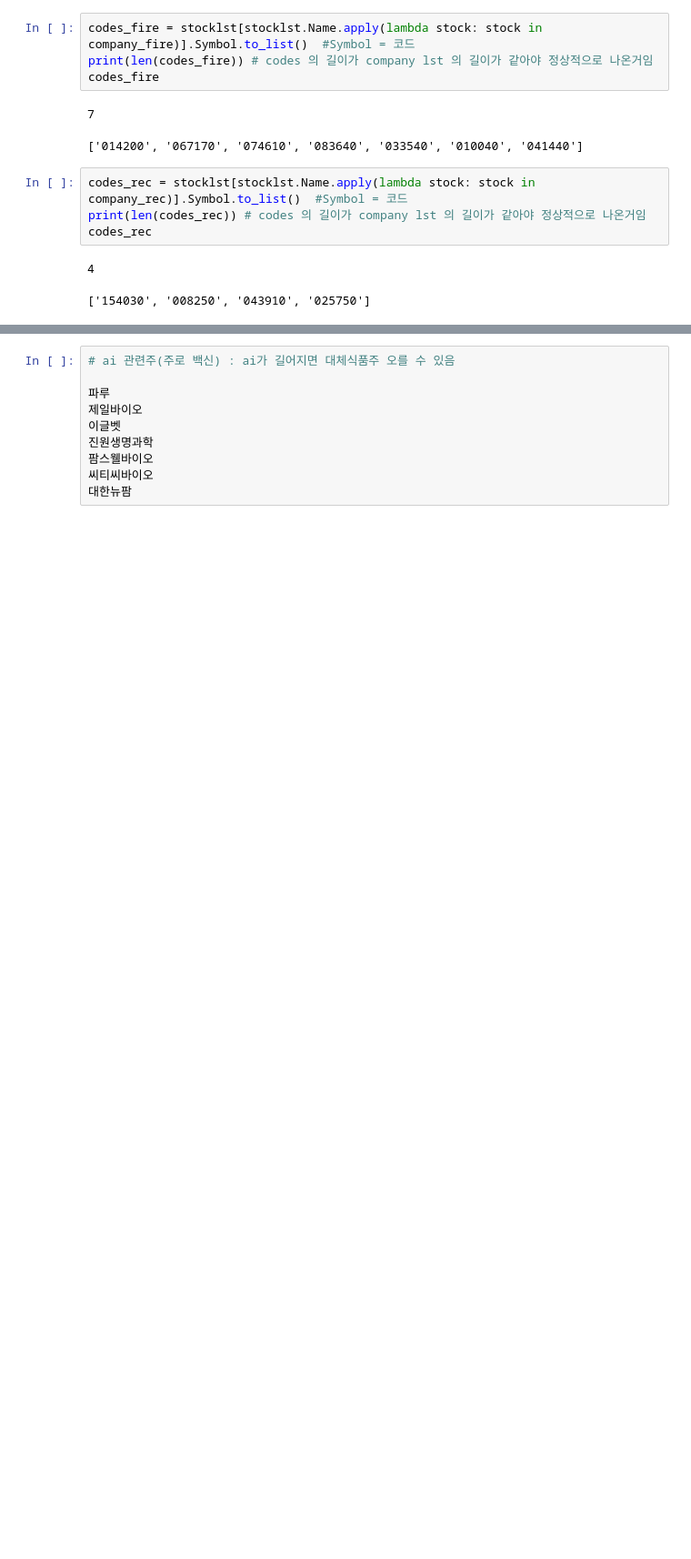
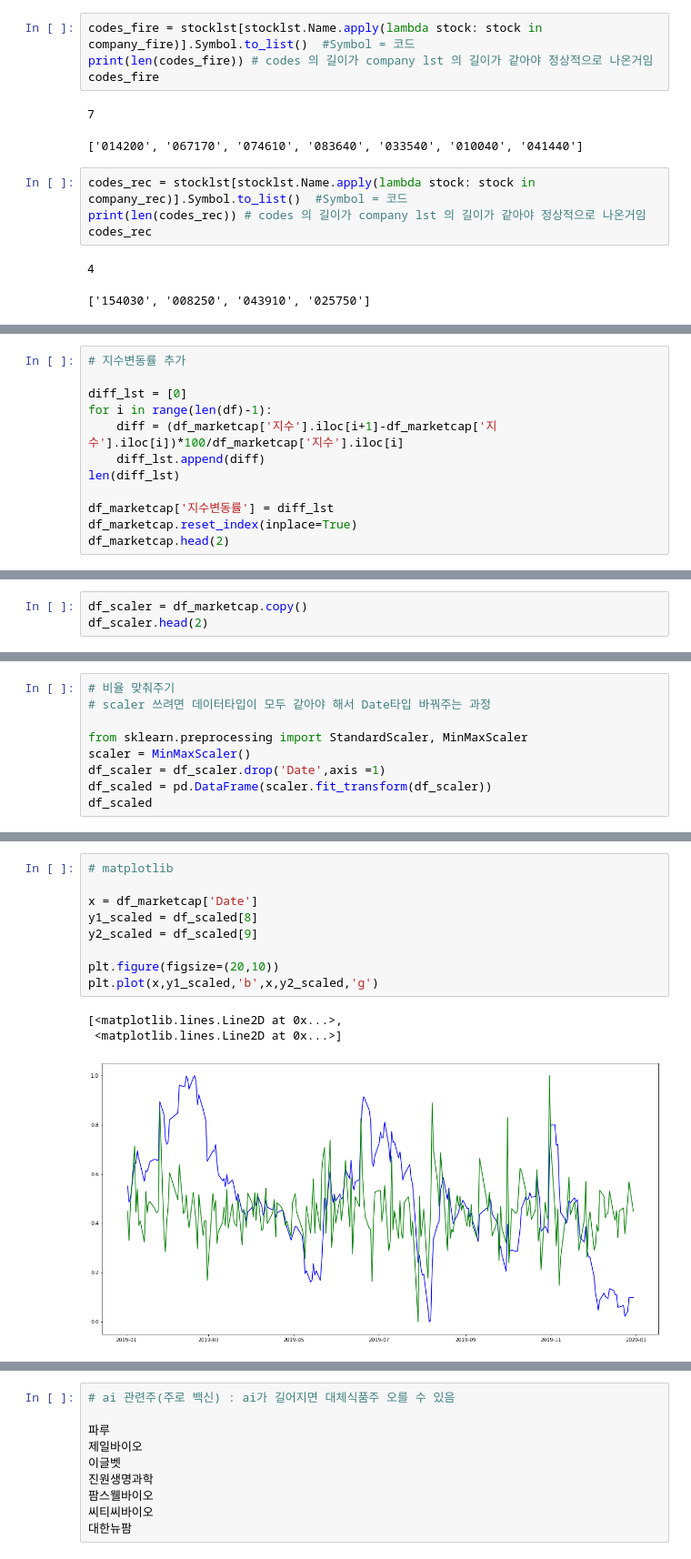
Before and after one commit to 21ckwj/fintech, a Jupyter notebook: 프로젝트2/주가움직임보기.ipynb, the cells around one changed output, grey strips where cells are left out. Shown: that part at 91% size. Drawn from its saved outputs; the diff is of its cells as text; blank space fills up the shorter version.

```diff
--- a/프로젝트2/주가움직임보기.ipynb
+++ b/프로젝트2/주가움직임보기.ipynb
@@ -85,0 +218,12 @@ df_history
+# %%
+# 지수변동률 추가
+
+diff_lst = [0]
+for i in range(len(df)-1):
+    diff = (df_marketcap['지수'].iloc[i+1]-df_marketcap['지수'].iloc[i])*100/df_marketcap['지수'].iloc[i]
+    diff_lst.append(diff)
+len(diff_lst)
+
+df_marketcap['지수변동률'] = diff_lst
+df_marketcap.reset_index(inplace=True)
+df_marketcap.head(2)
@@ -85,0 +234,3 @@ df_history
+# %%
+df_scaler = df_marketcap.copy()
+df_scaler.head(2)
@@ -85,0 +243,9 @@ df_history
+# %%
+# 비율 맞춰주기
+# scaler 쓰려면 데이터타입이 모두 같아야 해서 Date타입 바꿔주는 과정
+
+from sklearn.preprocessing import StandardScaler, MinMaxScaler
+scaler = MinMaxScaler()
+df_scaler = df_scaler.drop('Date',axis =1)
+df_scaled = pd.DataFrame(scaler.fit_transform(df_scaler))
+df_scaled
@@ -85,0 +266,13 @@ df_history
+# %%
+# matplotlib
+
+x = df_marketcap['Date']
+y1_scaled = df_scaled[8]
+y2_scaled = df_scaled[9]
+
+plt.figure(figsize=(20,10))
+plt.plot(x,y1_scaled,'b',x,y2_scaled,'g')
+# %% [output]
+[<matplotlib.lines.Line2D at 0x...>,
+ <matplotlib.lines.Line2D at 0x...>]
+[figure, added]
```
Also changed, not shown: parts of 16 cells of this notebook, 4 other files.
